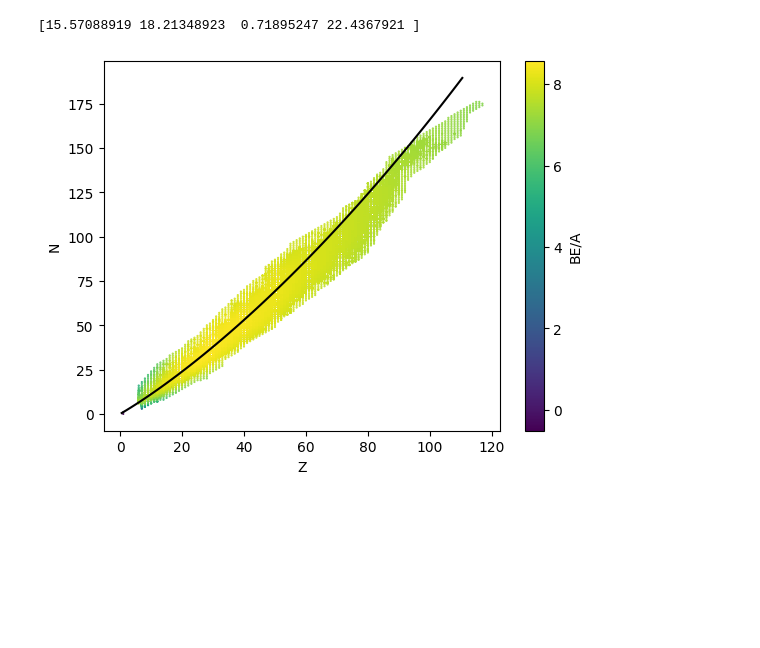
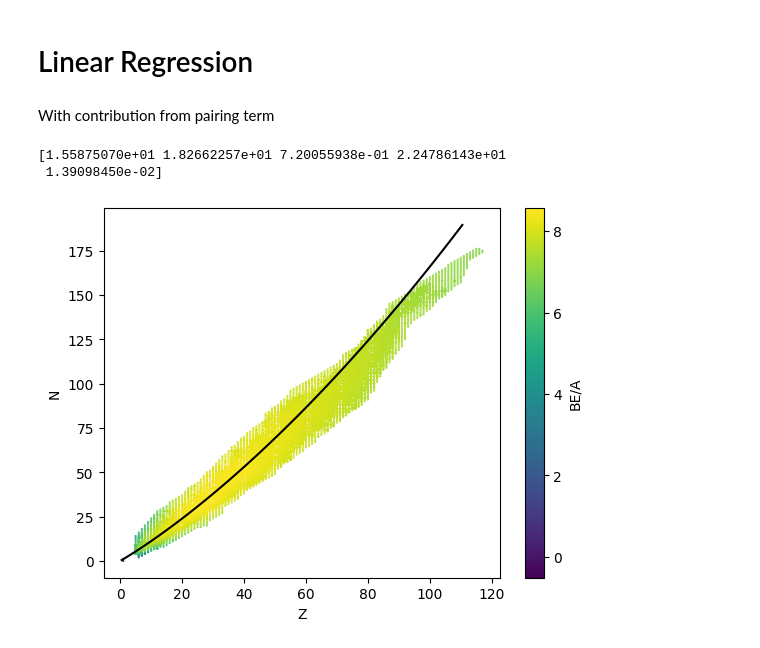
Before and after one commit to PJ29072004/MA203_Project, a Jupyter notebook: Main.ipynb, the cells around one changed output. Drawn from its saved outputs; the diff is of its cells as text; code cells hidden in the pictures; blank space fills up the shorter version.

```diff
--- a/Main.ipynb
+++ b/Main.ipynb
@@ -12,11 +16,12 @@ for i in Data.index:
     if(Data["N"][i]> 3*Data["Z"][i]):
         toremove.append(i)
 Data = Data.drop(toremove)
+Data = Data.drop(Data.index[:300])
 N = Data["N"]
 Z = Data["Z"]
 A = N+Z
 M = Data["mass"] # in 'u'
 BE = (N*n+Z*p-M)*uc2 # in MeV
 Data["BE"] = BE
+Data["A"] = A
 Data["BE/A"] = BE/A
-Data.columns
@@ -36,18 +50,3 @@ aVt = A
 aSt = -A**(2/3)
 aCt = -Z*(Z-1)*A**(-1/3)
 aAt = -((N-Z)**2)/A
-# %%
-X = array([aVt,aSt,aCt,aAt,aPt]).T
-y = array(BE)
-XTX = X.T @ X
-pseudoinverse = linalg.inv(XTX) @ X.T
-coeff = dot(pseudoinverse,y)
-aV,aS,aC,aA,aP = coeff
-print(coeff)
-Data = Data.drop(Data.index[:300])
-Data.plot.scatter("Z","N",color ="BE/A",s=0.3,colormap='viridis')
-A = linspace(1,300,100)
-Z = (4*aA+aC*A**(-1/3))/(8*aA/A + 2*aC*A**(-1/3))
-N = A-Z
-plot(Z,N,'black')
-show()
@@ -57,17 +53,18 @@ show()
-# %%
-X = array([aVt,aSt,aCt,aAt]).T
-XTX = X.T @ X
-pseudoinverse = linalg.inv(XTX) @ X.T
-coeff = dot(pseudoinverse,y)
-aV,aS,aC,aA = coeff
-print(coeff)
-Data = Data.drop(Data.index[:300])
-Data.plot.scatter("Z","N",color ="BE/A",s=0.3,colormap='viridis')
-A = linspace(1,300,100)
-Z = (4*aA+aC*A**(-1/3))/(8*aA/A + 2*aC*A**(-1/3))
-N = A-Z
-plot(Z,N,'black')
-show()
-# %% [output]
-[15.57088919 18.21348923  0.71895247 22.4367921 ]
-[figure, removed]
+# %% [markdown]
+# Linear Regression
+# %%
+def LinearRegression(X,y):
+    XTX = X.T @ X
+    pseudoinverse = linalg.inv(XTX) @ X.T
+    return dot(pseudoinverse,y)
+# %% [markdown]
+With contribution from pairing term
+# %%
+theta = LinearRegression(array([aVt,aSt,aCt,aAt,aPt]).T,array(BE))
+print(theta)
+aV,aS,aC,aA,aP = theta
+Plot(aC,aA)
+# %% [output]
+[1.55875070e+01 1.82662257e+01 7.20055938e-01 2.24786143e+01
+ 1.39098450e-02]
+[figure, added]
```
Also changed, not shown: parts of 18 cells of this notebook.
